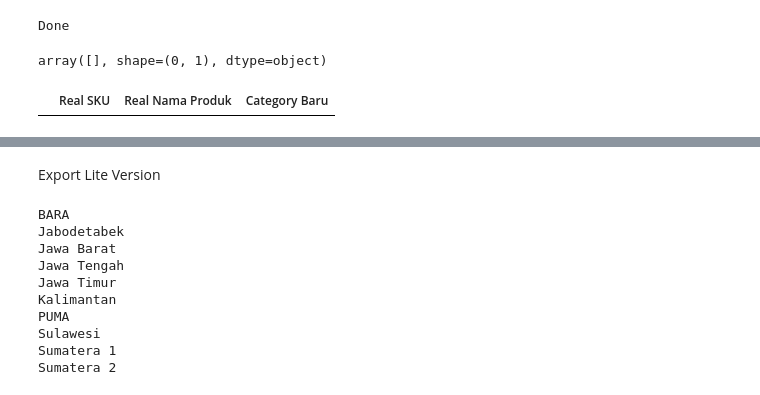
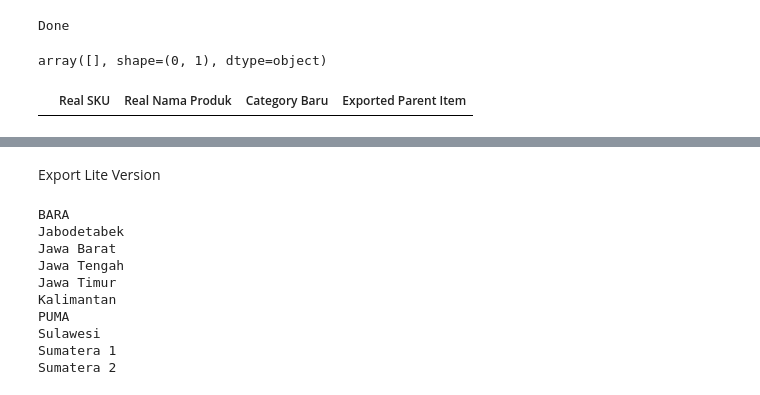
Before and after one commit to nutrimartid/masterdata, a Jupyter notebook: Update 7- Clean.ipynb, the cells around one changed output, grey strips where cells are left out. Drawn from its saved outputs; the diff is of its cells as text; code cells hidden in the pictures.

```diff
--- a/Update 7- Clean.ipynb
+++ b/Update 7- Clean.ipynb
@@ -10848,7 +10949,7 @@ import os
 import glob
 
 data_all = data_all[data_all['Store Type'] != 'Retail Online']
-data_nubi = pd.read_csv(r"C:\Users\steven.nathanael\Downloads\Main_Sheet_(timo)_(2)_Full_Data_data (6).csv")
+data_nubi = pd.read_csv(r"C:\Users\steven.nathanael\Downloads\Main_Sheet_(timo)_(2)_Full_Data_data (13).csv")
 
 data_nubi.loc[data_nubi['Customer SO Desc']=='INDOPASIFIK FARMA MEDIKA INDONESIA, PT',['Customer SO Group Area','Customer SO Parent Desc']]='ECOM RETAIL - INDOPASIFIK FARMA MEDIKA INDONESIA'
 
@@ -11097,3 +11215,44 @@ index = data_all[data_all['City'].isin(list_city)].index.to_list()
 data_all['Region Group'][index] = 'Jabodetabek'
 
 data_all['Region Group'] = data_all['Region Group'].fillna(data_all['Region'])
+# %%
+#APPEND TOKOPEDIA SETTLEMENT (ATAS PERINTAH KO TIMO) - SETIAP BULAN 1X
+#First Step : Extract data settlement
+s_tok = pd.read_excel(r"C:\Users\steven.nathanael\Downloads\Runningan Tokopedia Nov 22.xlsx",sheet_name = 'Sheet1',converters = {'Phone' : str, 'Order #' : str})
+s_tok['Customer Phone']=s_tok['Customer Phone'].str.extract('(\d+)')
+s_tok['Real SKU'] = s_tok['Real SKU'].astype(str)
+s_tok['Order #'] = s_tok['Invoice']
+print('Data Settlement Finish')
+
+all_df = pd.merge(s_tok[['Order #','Month','Order Status']], data_all['Order #'], on=['Order #'], how='left', indicator='exists')
+all_df[all_df['exists'] == 'left_only'].sort_values('Month')
+mis_inv = all_df[all_df['exists'] == 'left_only']['Order #'].unique()
+mis_inv
+print('Listing missing invoice')
+
+mis_tok = s_tok[s_tok['Order #'].isin(mis_inv)]
+mis_tok = mis_tok[mis_tok['Order Status'].str.contains('Dikirim|Selesai|Tiba', case = False, na = False)]
+mis_tok['day'] = mis_tok['Date'].astype(int)
+mis_tok['month'] = mis_tok['Month'].apply(lambda x : 9 if x == 'September' else
+                                                 (10 if x == 'October' else
+                                                 (11 if x == 'Novemer' else
+                                                 (12 if x == 'December' else
+                                                 (1 if x == 'January' else
+                                                 (2 if x == 'February' else
+                                                 (3 if x == 'March' else
+                                                 (4 if x == 'April' else
+                                                 (5 if x == 'May' else
+                                                 (6 if x == 'June' else
+                                                 (7 if x == 'July' else 8)))))))))))
+mis_tok['True datetime'] = pd.to_datetime(mis_tok[['Year','month','day']])
+mis_tok['Phone'] = mis_tok['Customer Phone'].astype(str)
+mis_tok['Store Type'] = 'Marketplace'
+mis_tok['Store'] = 'Tokopedia'
+print('Repairing Table')
+
+kolom = data_all.columns
+
+data_all1 = data_all.append(mis_tok, ignore_index = False)
+data_all = data_all1[kolom]
+del data_all1
+print('Finish Appending TokPed')
@@ -12616,6 +12836,6 @@ array([], shape=(0, 1), dtype=object)
 # %%
 # if error missing parent item
 # listing di kode atas, exported parent item liat tatanama akun admin login user&pass: nutrifood
-all_single[all_single['Exported Parent Item'] == 'nan'][['Real SKU','Real Nama Produk','Category Baru']].drop_duplicates()#.values
+all_single[all_single['Exported Parent Item'] == 'nan'][['Real SKU','Real Nama Produk','Category Baru','Exported Parent Item']].drop_duplicates()#.values
 # %% [output]
-|  | Real SKU | Real Nama Produk | Category Baru |
+|  | Real SKU | Real Nama Produk | Category Baru | Exported Parent Item |
```
Also changed, not shown: parts of 39 cells of this notebook, 4 other files.
